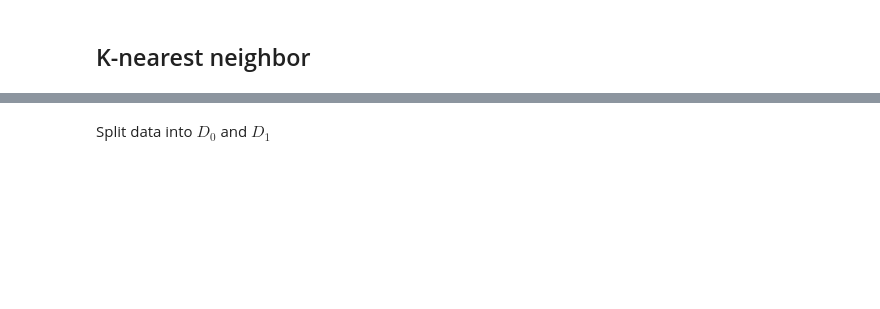
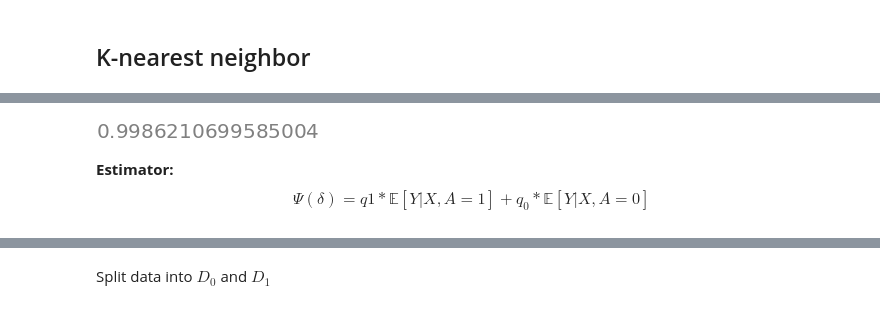
Before and after one commit to tridungduong16/InterpretableMachineLearning-ComprehensiveSurvey, a Jupyter notebook: Source Code/my_work/Paper/Nonparametric causal effects based on incremental propensity score interventions.ipynb, the cells around one changed output, grey strips where cells are left out. Cells and saved outputs as stored; diff of their text form; code cells hidden in the pictures; blank space fills up the shorter version.

```diff
--- a/Source Code/my_work/Paper/Nonparametric causal effects based on incremental propensity score interventions.ipynb
+++ b/Source Code/my_work/Paper/Nonparametric causal effects based on incremental propensity score interventions.ipynb
@@ -213,4 +97,0 @@ with $\mu(x,a) = E[Y | X= x, A=a]$
-# %%
-delta = 1.93
-df['pos_incremental_ps'] = (delta * df['propensity_score']) / (delta * df['propensity_score'] + 1 - df['propensity_score'])
-df['neg_incremental_ps'] = (1 - df['propensity_score']) / (delta * df['propensity_score'] + 1 - df['propensity_score'])
@@ -268,0 +115,4 @@ rmse = math.sqrt(length)*np.mean(math.sqrt())
+# %%
+delta = 1.5
+df['incre_ps_1'] = (delta * df['ps_1']) / (delta * df['ps_1'] + df['ps_0'])
+df['incre_ps_0'] = 1 - df['incre_ps_1']
@@ -268,0 +132,7 @@ rmse = math.sqrt(length)*np.mean(math.sqrt())
+# %%
+features = data['common_causes_names'] + data['treatment_name']
+rf = RandomForestRegressor(n_estimators = 100, random_state = 1)
+rf.fit(df[features], df['y'])
+
+# rf = GradientBoostingRegressor(random_state=1)
+# rf.fit(df[features], df['y'])
@@ -268,0 +147,9 @@ rmse = math.sqrt(length)*np.mean(math.sqrt())
+# %%
+df['predicted_y'] = rf.predict(df[features])
+# %%
+explained_variance_score(df[data['outcome_name'][0]],df['predicted_y'])
+# %% [output]
+[figure, added]
+# %% [markdown]
+**Estimator:**
+$$\Psi (\delta ) = q1*\mathbb{E}[Y | X,A=1] + q_0*\mathbb{E}[Y | X,A=0]$$
```
Also changed, not shown: parts of 128 cells of this notebook, 30 other files.
